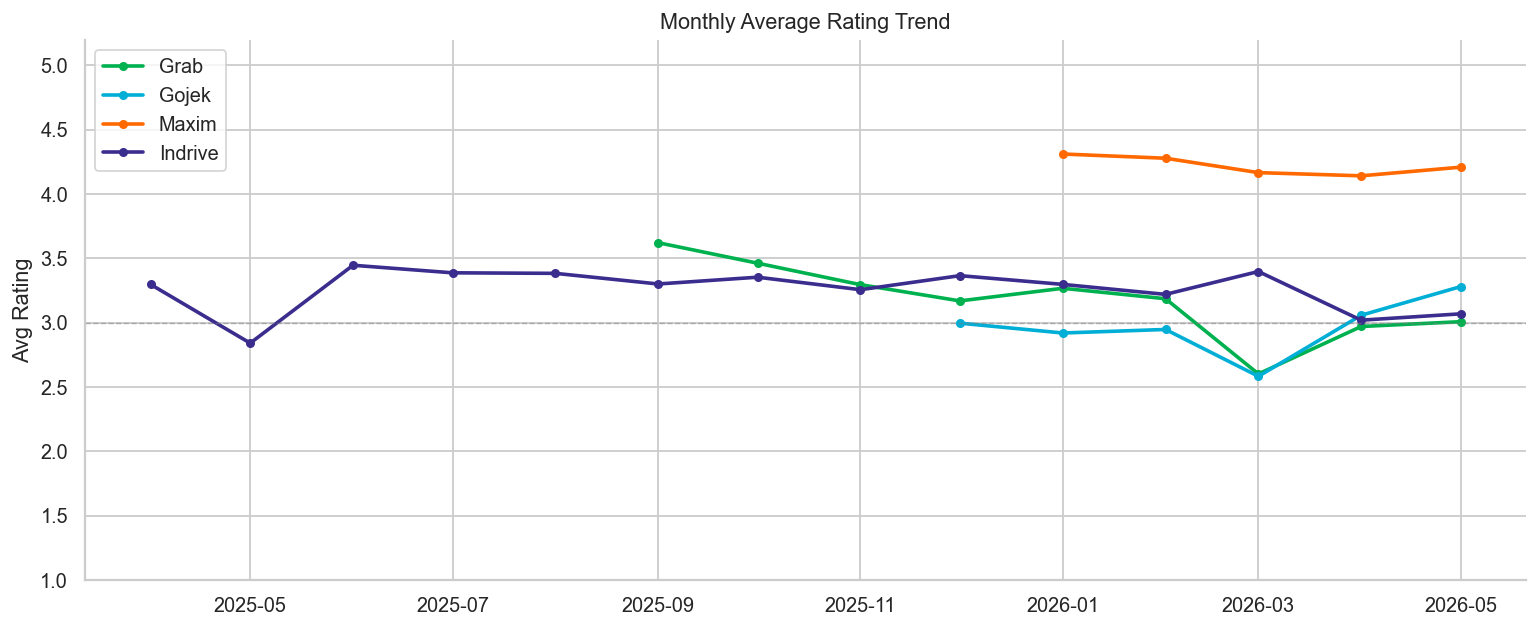
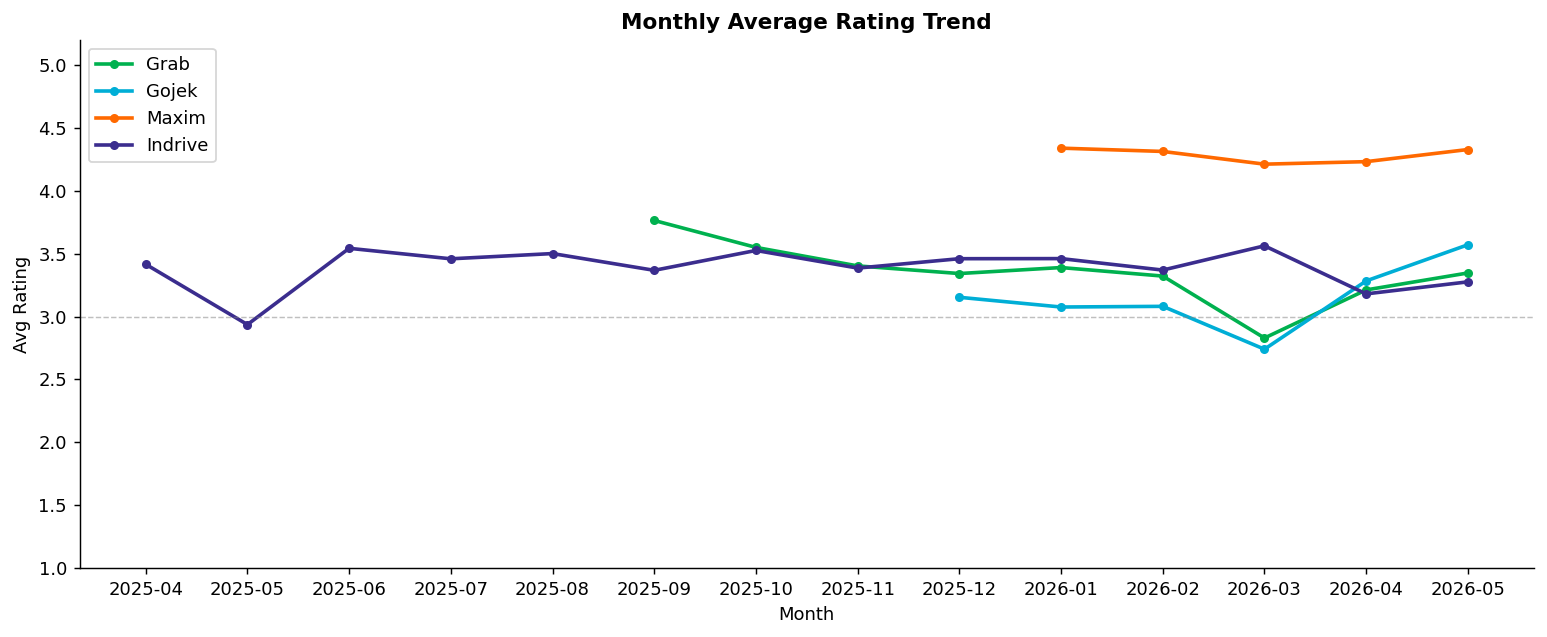
The notebook cell's code change between the first figure and the second:
--- before
+++ after
@@ -1,2 +1,15 @@
+# Membuat kolom baru untuk penanda Tahun-Bulan (format: YYYY-MM)
+df["year_month"] = df["at"].dt.to_period("M")
+
+# Melakukan pivot table untuk menghitung rata-rata skor bulanan per platform
+monthly_avg = (
+    df.groupby(["year_month", "platform"])["score"]
+    .mean()
+    .unstack(level="platform")
+)
+
+# Mengubah nama kolom menjadi Capitalize (Grab, Gojek, dll) agar cocok dengan loop
+monthly_avg.columns = [col.capitalize() for col in monthly_avg.columns]
+
 fig, ax = plt.subplots(figsize=(12, 5))
 
@@ -7,9 +20,11 @@
     # Cek menggunakan p_col, bukan p
     if p_col in monthly_avg.columns:
-        ax.plot(monthly_avg.index, monthly_avg[p_col], label=p_col,
+        # PERBAIKAN: Ubah monthly_avg.index menjadi string (.astype(str)) agar bisa dibaca Matplotlib
+        ax.plot(monthly_avg.index.astype(str), monthly_avg[p_col], label=p_col,
                 color=PALETTE[p], linewidth=2, marker="o", markersize=4)
 
-ax.set_title("Monthly Average Rating Trend")
+ax.set_title("Monthly Average Rating Trend", fontweight="bold")
 ax.set_ylabel("Avg Rating")
+ax.set_xlabel("Month") # Menambahkan label sumbu X agar lebih rapi
 ax.set_ylim(1, 5.2)
 ax.axhline(3, color="grey", linewidth=0.8, linestyle="--", alpha=0.5)

Commit: update to newest readme